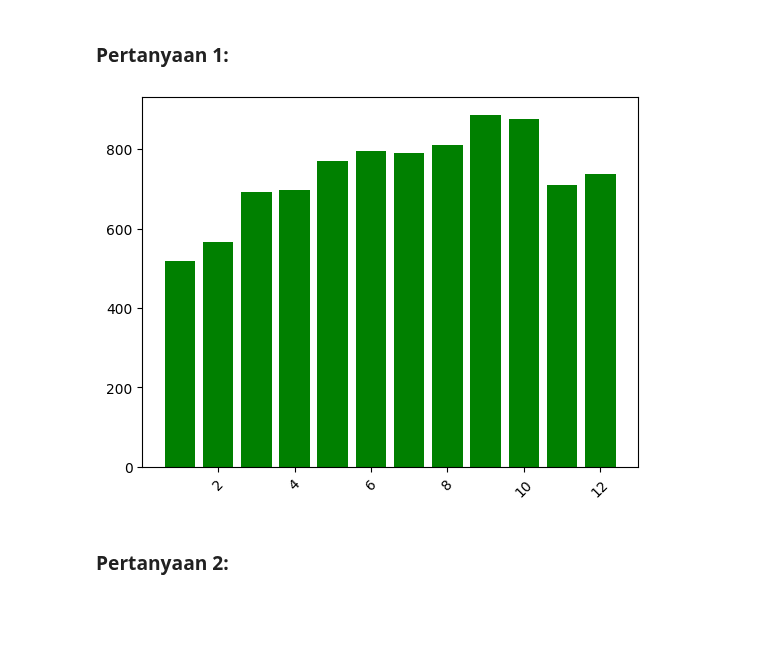
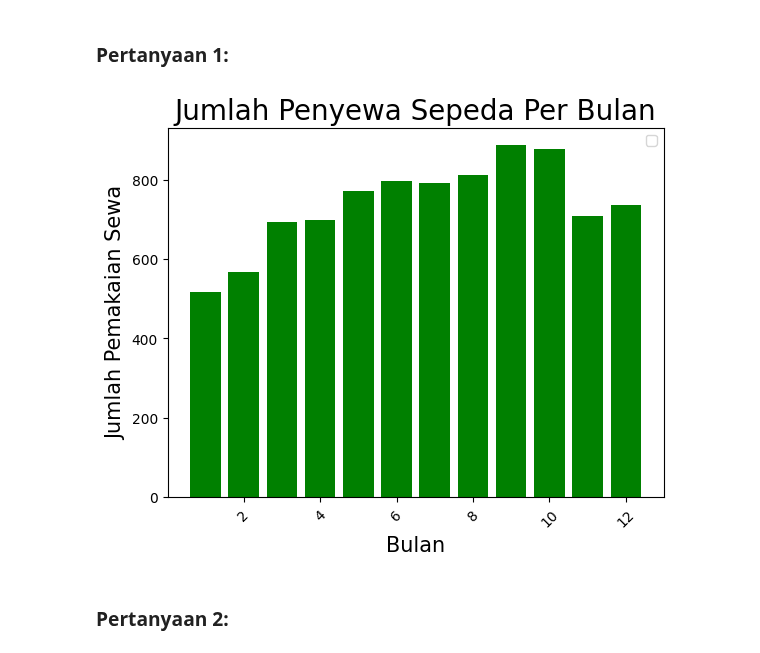
Before and after one commit to agayatri123/Proyek-Analisa-Data, a Jupyter notebook: Submission/notebook.ipynb, the cells around one changed output. Cells and saved outputs as stored; diff of their text form; code cells hidden in the pictures; blank space fills up the shorter version.

```diff
--- a/Submission/notebook.ipynb
+++ b/Submission/notebook.ipynb
@@ -259,13 +259,17 @@ df_hour.sort_values(by="registered", ascending=False)
 # %%
 # Pada bulan apa pemakaian sewa sepeda terbanyak ?
 
 # Penyajian bentuk Bar chart
 
 plt.bar(x=df_hour['mnth'], height=df_hour['registered'], color='green')
 plt.xticks(rotation=45)
+plt.xlabel('Bulan',size=15)
+plt.title('Jumlah Penyewa Sepeda Per Bulan', size=20)
+plt.ylabel('Jumlah Pemakaian Sewa',size=15)
+plt.legend()
 plt.show()
 # %% [output]
-[figure, old version]
+[figure, new version]
 # %% [markdown]
 ### Pertanyaan 2:
 # %%
```
Also changed, not shown: parts of 2 cells of this notebook.
